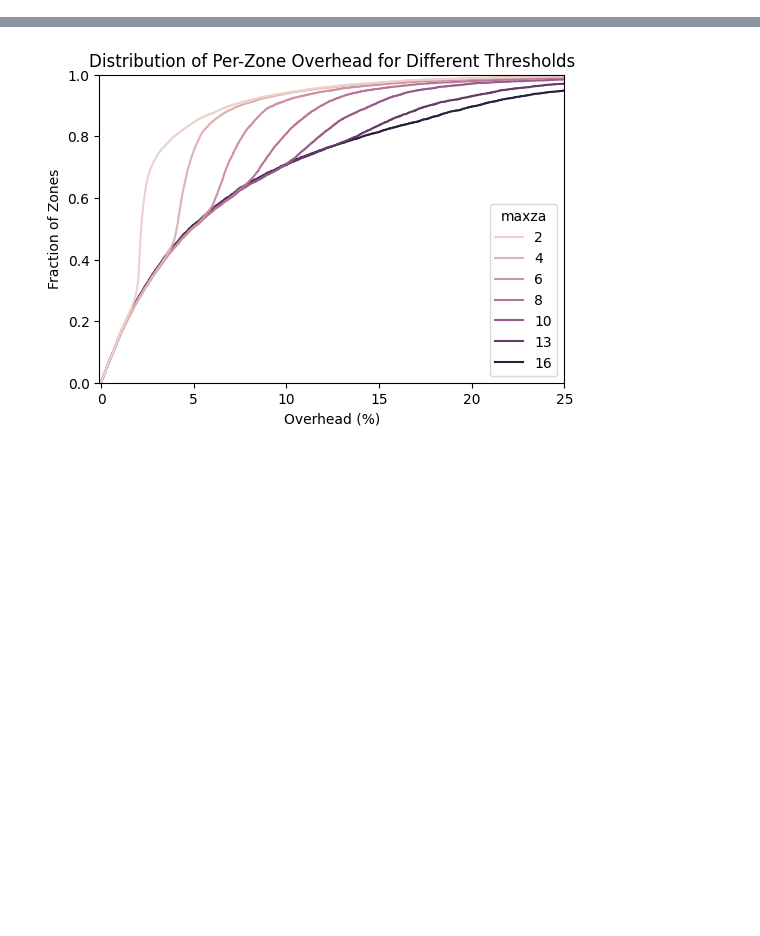
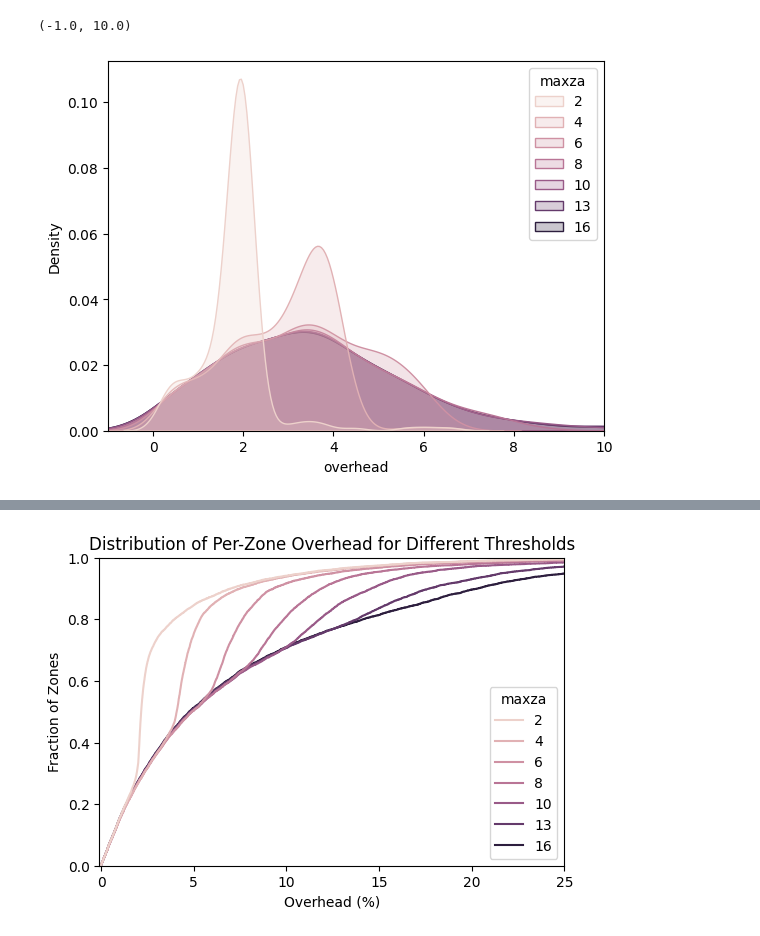
Before and after one commit to IsaacKhor/speculative_revalidation, a Jupyter notebook: analysis/zone_dist.ipynb, the cells around one changed output, grey strips where cells are left out. Saved outputs shown, nothing was run; the diff lists cells and outputs as text; code cells hidden in the pictures; blank space fills up the shorter version.

```diff
--- a/analysis/zone_dist.ipynb
+++ b/analysis/zone_dist.ipynb
@@ -129,0 +102,24 @@ plt.show()
+# %%
+pattern = re.compile(r'^(\d+)_cf_a_([0-9.]+)')
+rows = []
+
+for i in cfgs.keys():
+    p = glob.glob(f'results/zonestats_r10_maxza/{i-1}_cf_*.csv')
+    if len(p) != 1:
+        print(f'Expected exactly one CSV file for config {i}, found {len(p)}')
+        continue
+    df_part = pd.read_csv(p[0], skiprows=1)
+    df_part['in'] = cfgs[i]['in'][14]
+    df_part['mlthres'] = cfgs[i]['mlthres']
+    df_part['rv_max_za'] = cfgs[i]['rv_max_za']
+    rows.append(df_part)
+
+zdf = pd.concat(rows, ignore_index=True) if rows else pd.DataFrame()
+zdf['amp_lower'] = zdf['rv_wasted'] / (zdf['misses'] + zdf['rv_good'])
+zdf['amp_upper'] = (zdf['rv_fetch'] - zdf['rv_good'])/ (zdf['misses'] + zdf['rv_good'])
+zdf['amp_mid'] = (zdf['amp_lower'] + zdf['amp_upper']) / 2
+zdf['maxza'] = (zdf['rv_max_za'] * 100).round(0).astype(int)
+zdf['overhead'] = zdf['amp_mid'] * 100
+zdf = zdf[zdf['rv_fetch'] > 300]
+zdf = zdf[zdf['in'] == 'a']
+zdf
@@ -129,0 +145,8 @@ plt.show()
+# %%
+# d = cdf[cdf['in'] == 'a']['amp_mid'] * 100
+d = zdf
+sns.kdeplot(d[(d['mlthres'] == 0.8)], x='overhead', hue='maxza', fill=True, legend=True)
+plt.xlim(-1, 10)
+# %% [output]
+(-1.0, 10.0)
+[figure, added]
```
Also changed, not shown: parts of 13 cells of this notebook, 12 other files.
